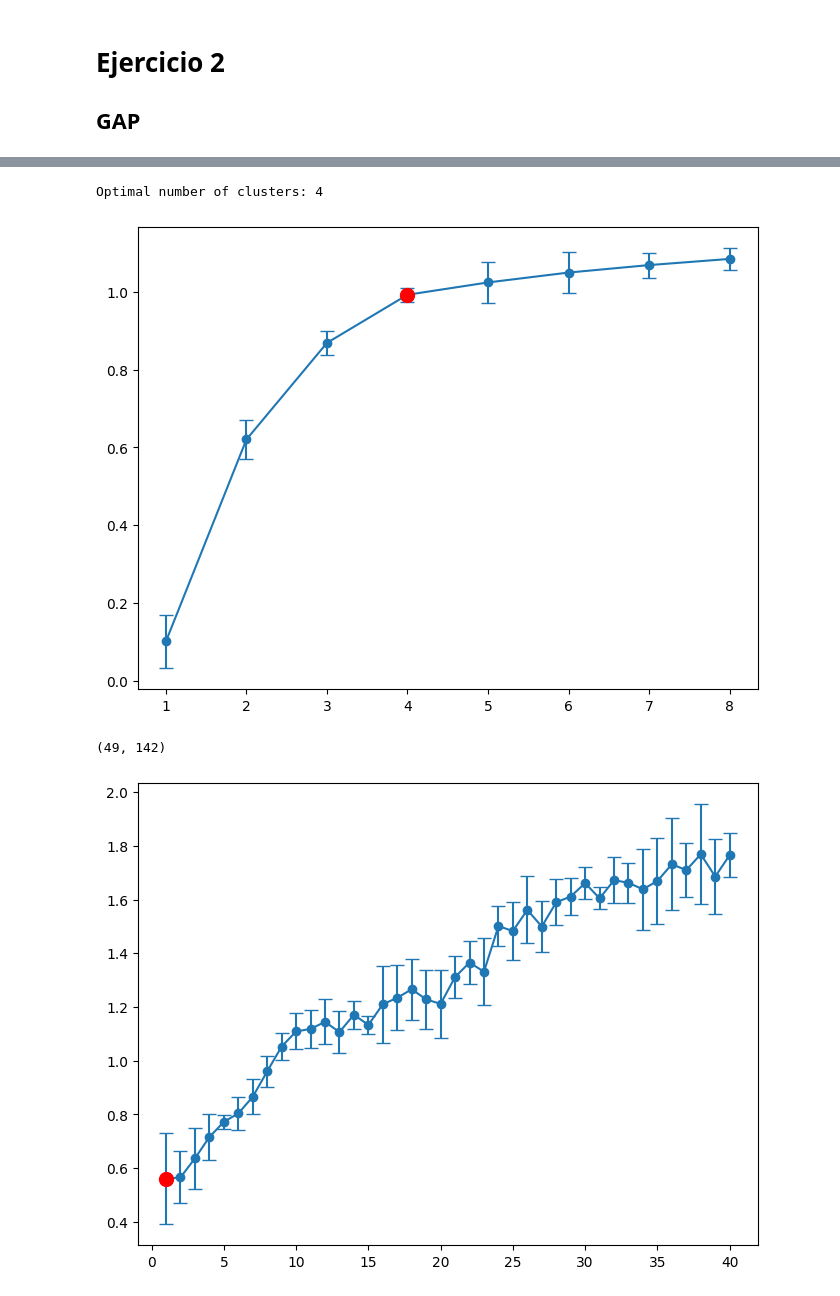
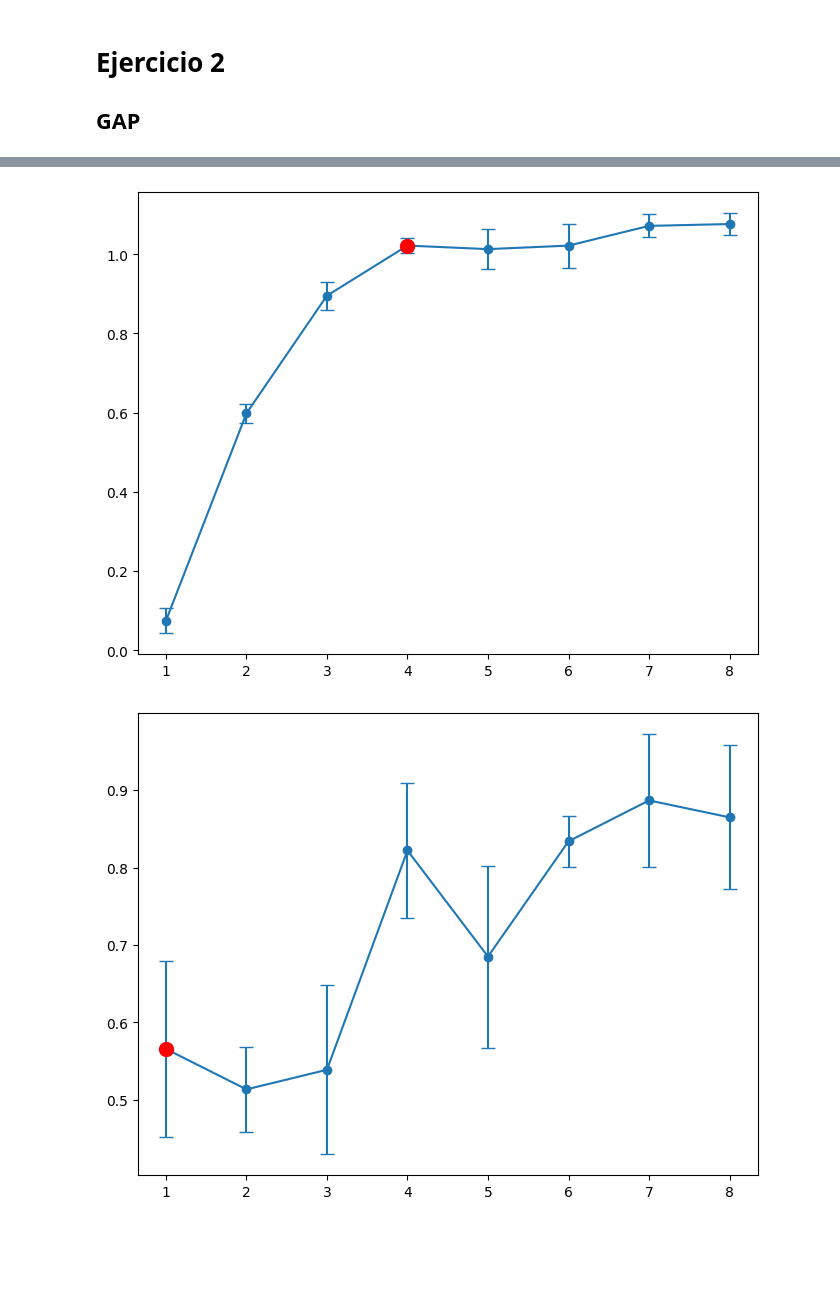
Before and after one commit to SantiagoRotman/TMD, a Jupyter notebook: TP3/TMD_TP3_Clustering.ipynb, the cells around one changed output, grey strips where cells are left out. Cells and saved outputs as stored; diff of their text form; code cells hidden in the pictures; blank space fills up the shorter version.

```diff
--- a/TP3/TMD_TP3_Clustering.ipynb
+++ b/TP3/TMD_TP3_Clustering.ipynb
@@ -95,7 +95,7 @@ def comparar_tabla(clusters1, clusters2):
 # pero se puede optimizar el match entre los dos clusterings, para hacer
 # mejor la tabla, usando:
 
-def comparar_tabla_optim(clusters1, clusters2):
+def comparar_tabla_optim(clusters1, clusters2, print_matrix=False):
 
     # Suponemos a los clusters numerados desde 0
     nclusters1 = np.max(clusters1) + 1
@@ -111,7 +111,8 @@ def comparar_tabla_optim(clusters1, clusters2):
     _, col_ind = linear_sum_assignment(-conf_matrix)
     optimized_conf_matrix = conf_matrix[:, col_ind]
 
-    print(optimized_conf_matrix)
+    if print_matrix:
+        print(optimized_conf_matrix)
     return optimized_conf_matrix
 
 def precision_conf_matrix(conf_matrix):
@@ -317,24 +281,17 @@ dtype: int64
 # %%
-X = lampone.drop(columns=lampone.columns[[0,143]])
-y = lampone[lampone.columns[[0,143]]]
-original = pd.factorize(pd.Series(zip(lampone.iloc[:, 0], lampone.iloc[:, 143])))[0]
+X = lampone.drop(columns=lampone.columns[[0,142,143]])
+y = lampone[lampone.columns[[0,142]]]
+original = pd.factorize(pd.Series(zip(lampone.iloc[:, 0], lampone.iloc[:, 142])))[0]
 
-#original = pd.factorize(pd.Series(zip(lampone[lampone.columns[[0]]].values, lampone[lampone.columns[[143]]].values)))[0]
-print(original)
-print(X.shape)
-print(y.shape)
 #X_log = np.log(X)
 X_scaled = scale(X, axis=0)
 
-# PCA with 2 components
-pca = PCA(n_components=2)
-X_pca = pca.fit_transform(X_scaled)
 
 # Probar PCA con 2 y 3 componentes
-components_list = [2,3]
+components_list = [2,3,4]
 for components in components_list:
     pca = PCA(n_components=components)
-    X_pca = pca.fit_transform(X_log)
+    X_pca = pca.fit_transform(X)
     X_pca_scaled = scale(X_pca, axis=0)
 
     pca = PCA(n_components=components)
@@ -393,13 +342,15 @@ def gap_statistic(X, max_k, ran_samples=3, plot=False):
             X_pca = pca.fit_transform(X)
             random_data_pca = np.random.uniform(low=np.min(X_pca, axis=0), high=np.max(X_pca, axis=0), size=(shape[0], max_PCAcomponents))
             # Volvemos al espacio original
-            random_data = pca.inverse_transform(random_data_pca)
-            km.fit(random_data)
+            #random_data = pca.inverse_transform(random_data_pca)
+            km.fit(random_data_pca)
             disps_samples[i] = km.inertia_
 
         gap = np.mean(np.log(disps_samples)) - np.log(dispersion)
         std = np.std(np.log(disps_samples))
-        s = std * np.sqrt(1 + 1 / ran_samples)
+        #l = np.mean(np.log(disps_samples))
+        #std = np.sqrt(np.mean((np.log(disps_samples) - l)**2))
+        s = std * np.sqrt(1 + (1 / ran_samples))
         results.append({'clusters':k, 'gap':gap, 'std':std, 's':s})
     results_df = pd.DataFrame(results)
 
@@ -460,12 +488,10 @@ y = iris.target
 
 df = gap_statistic(X, max_k=8, ran_samples=5, plot=True)
 # %% [output]
-Optimal number of clusters: 4
-[figure, old version]
+[figure, new version]
 # %%
-X = lampone.drop(columns=lampone.columns[[0,143]])
-y = lampone[lampone.columns[[0,143]]]
-df = gap_statistic(X, max_k=40, ran_samples=5, plot=True)
+X = lampone.drop(columns=lampone.columns[[0,142,143]])
+y = lampone[lampone.columns[[0,142]]]
+df = gap_statistic(X, max_k=8, ran_samples=5, plot=True)
 # %% [output]
-(49, 142)
-[figure, old version]
+[figure, new version]
```
Also changed, not shown: parts of 7 cells of this notebook.
